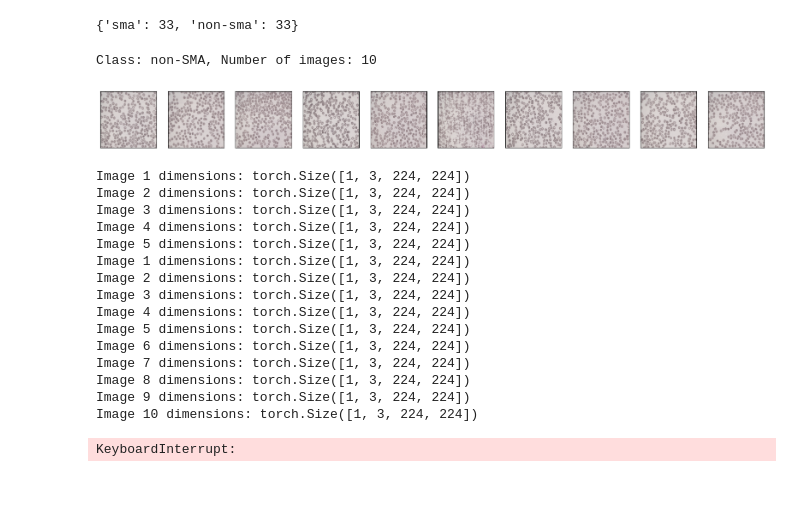
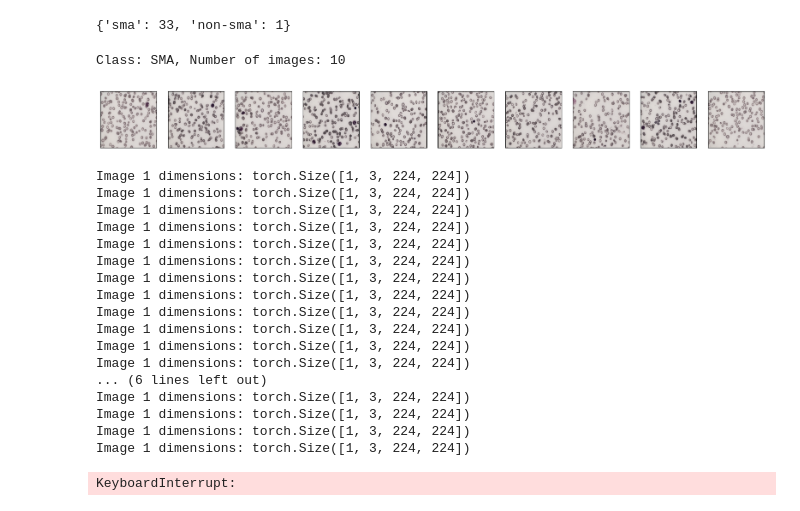
Before and after one commit to ezermoysis1/sma-detection-in-blood-samples, a Jupyter notebook: mil_first attempt.ipynb, the cells around one changed output. Drawn from its saved outputs; the diff is of its cells as text; code cells hidden in the pictures.

```diff
--- a/mil_first attempt.ipynb
+++ b/mil_first attempt.ipynb
@@ -26,7 +27,7 @@ class_to_idx = {'sma': 1, 'non-sma': 0}
 current_directory = os.getcwd()
 
 # Relative directory of images
-other_string = "Red_Cell_Morphology 3/"
+other_string = "Red_Cell_Morphology 4/"
 
 # Combine directpries
 new_path = os.path.join(current_directory, other_string)
@@ -34,52 +35,70 @@ new_path = os.path.join(current_directory, other_string)
 # Create dataset
 dataset = CustomImageDataset(root_dir=new_path, class_to_idx=class_to_idx, transform=transform)
 
-# Create data loader
-data_loader = DataLoader(dataset, batch_size=1, shuffle=True)
+# Define the train, validation, and test ratios (e.g., 70%, 15%, 15%)
+train_ratio = 0.7
+val_ratio = 0.15
+test_ratio = 0.15
+
+# Calculate the number of samples for each split
+num_samples = len(dataset)
+train_samples = int(train_ratio * num_samples)
+val_samples = int(val_ratio * num_samples)
+test_samples = num_samples - train_samples - val_samples
+
+# Use random_split to split the dataset
+train_set, val_set, test_set = random_split(dataset, [train_samples, val_samples, test_samples])
+
+# Create data loaders for each split
+train_loader = DataLoader(train_set, batch_size=1, shuffle=True)
+val_loader = DataLoader(val_set, batch_size=1, shuffle=False)  # No need to shuffle validation set
+test_loader = DataLoader(test_set, batch_size=1, shuffle=False)  # No need to shuffle test set
 # %%
 # Get counts
 counts = dataset.get_class_counts()
 print(counts)
 # %% [output]
-{'sma': 33, 'non-sma': 33}
+{'sma': 33, 'non-sma': 1}
 # %%
 # Fetch first bag from the DataLoader
-images, label = next(iter(data_loader))
+images, label = next(iter(train_loader))
 
 print(f"Class: {'SMA' if label.item()==1 else 'non-SMA'}, Number of images: {len(images)}")
 
 # Display all images from this bag
 fig = plt.figure(figsize=(20, 10))  # adjust size as needed
 for i in range(len(images)):
     ax = fig.add_subplot(1, len(images), i+1, xticks=[], yticks=[])
     img = images[i].squeeze().permute(1, 2, 0)
     ax.imshow(img.numpy())
 plt.show()
 # %% [output]
-Class: non-SMA, Number of images: 10
+Class: SMA, Number of images: 10
-[figure, old version]
+[figure, new version]
 # %%
 # Iterate through the data loader
-for images, label in data_loader:
+for images, label in train_loader:
     # Iterate through each image in the bag
-    for i in range(len(images)):
+    for i in range(len(images[0])):
         print(f"Image {i+1} dimensions: {images[i].size()}")
 # %% [output]
 Image 1 dimensions: torch.Size([1, 3, 224, 224])
-Image 2 dimensions: torch.Size([1, 3, 224, 224])
-Image 3 dimensions: torch.Size([1, 3, 224, 224])
-Image 4 dimensions: torch.Size([1, 3, 224, 224])
-Image 5 dimensions: torch.Size([1, 3, 224, 224])
 Image 1 dimensions: torch.Size([1, 3, 224, 224])
-Image 2 dimensions: torch.Size([1, 3, 224, 224])
-Image 3 dimensions: torch.Size([1, 3, 224, 224])
-Image 4 dimensions: torch.Size([1, 3, 224, 224])
-Image 5 dimensions: torch.Size([1, 3, 224, 224])
-Image 6 dimensions: torch.Size([1, 3, 224, 224])
-Image 7 dimensions: torch.Size([1, 3, 224, 224])
-Image 8 dimensions: torch.Size([1, 3, 224, 224])
-Image 9 dimensions: torch.Size([1, 3, 224, 224])
-Image 10 dimensions: torch.Size([1, 3, 224, 224])
+Image 1 dimensions: torch.Size([1, 3, 224, 224])
+Image 1 dimensions: torch.Size([1, 3, 224, 224])
+Image 1 dimensions: torch.Size([1, 3, 224, 224])
+Image 1 dimensions: torch.Size([1, 3, 224, 224])
+Image 1 dimensions: torch.Size([1, 3, 224, 224])
+Image 1 dimensions: torch.Size([1, 3, 224, 224])
+Image 1 dimensions: torch.Size([1, 3, 224, 224])
+Image 1 dimensions: torch.Size([1, 3, 224, 224])
+Image 1 dimensions: torch.Size([1, 3, 224, 224])
+Image 1 dimensions: torch.Size([1, 3, 224, 224])
+... (6 lines left out)
+Image 1 dimensions: torch.Size([1, 3, 224, 224])
+Image 1 dimensions: torch.Size([1, 3, 224, 224])
+Image 1 dimensions: torch.Size([1, 3, 224, 224])
+Image 1 dimensions: torch.Size([1, 3, 224, 224])
 KeyboardInterrupt:
 # %%
 class SimpleCNN(nn.Module):
```
Also changed, not shown: parts of 4 cells of this notebook.
